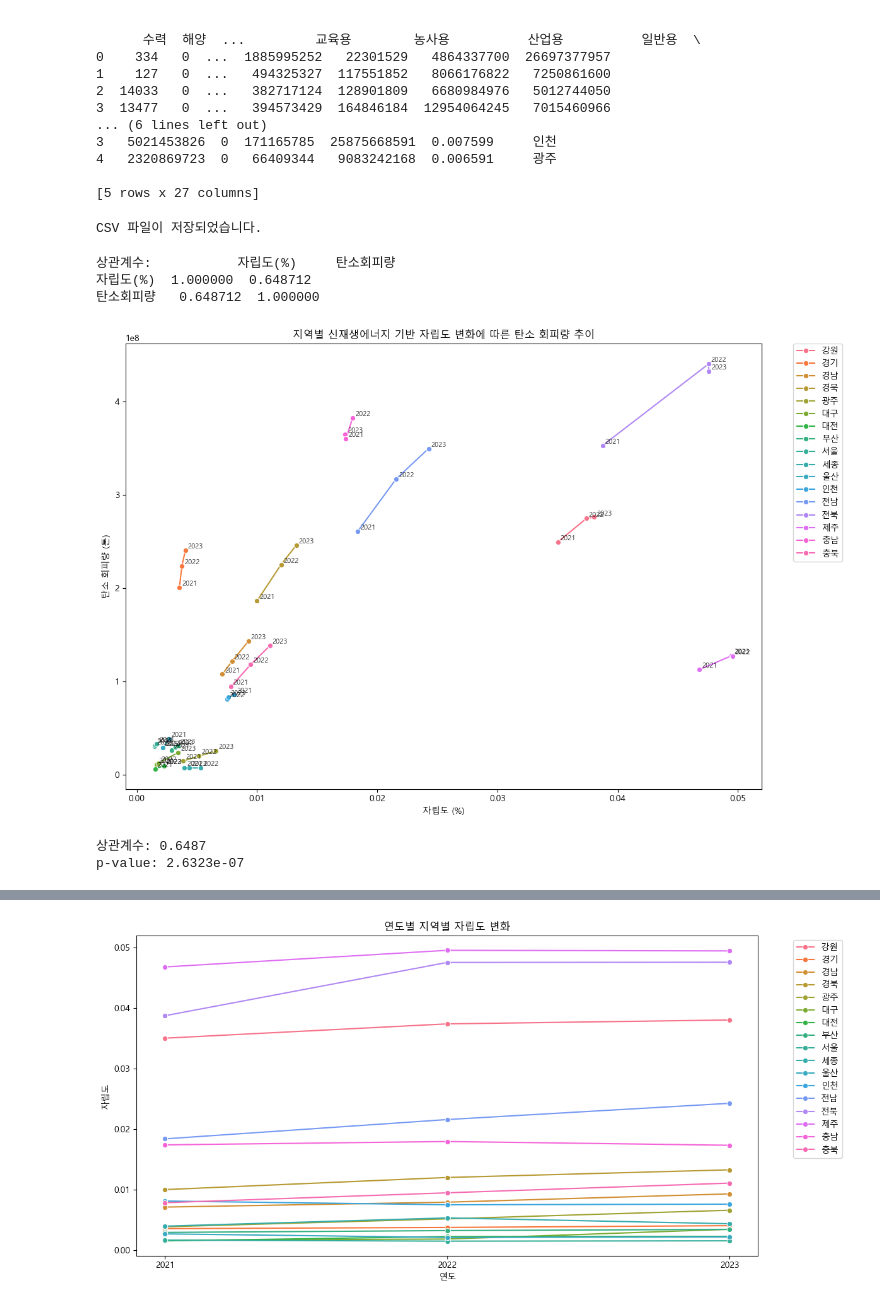
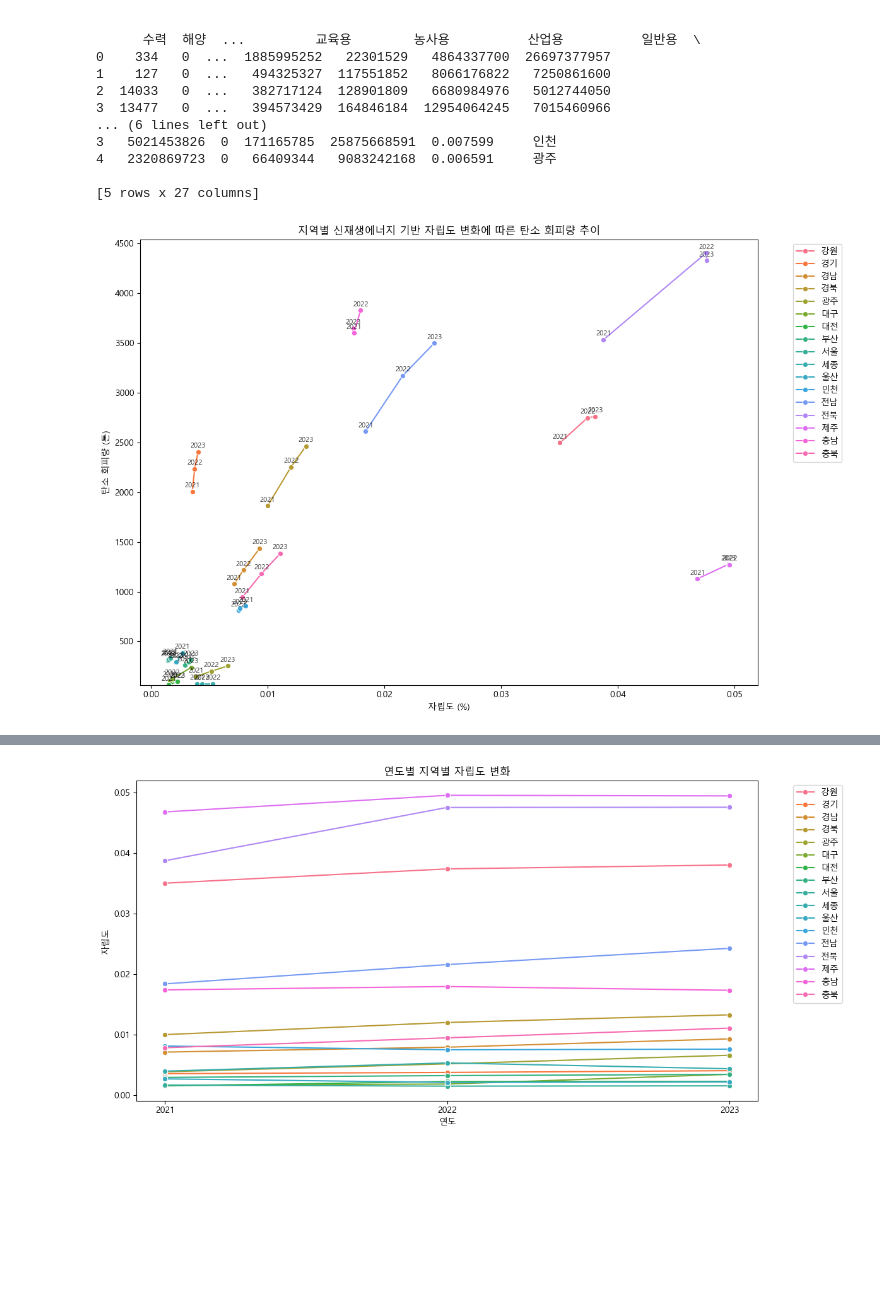
Before and after one commit to TansoZero-Org/TansoZero-Data, a Jupyter notebook: Preprocessing_EDA/자립도분석_EDA.ipynb, the cells around one changed output, grey strips where cells are left out. Drawn from its saved outputs; the diff is of its cells as text; code cells hidden in the pictures; blank space fills up the shorter version.

```diff
--- a/Preprocessing_EDA/자립도분석_EDA.ipynb
+++ b/Preprocessing_EDA/자립도분석_EDA.ipynb
@@ -90,58 +111,54 @@ print(merged_df.head())
 
 [5 rows x 27 columns]
 # %%
-# 석탄 발전 기준 평균 탄소 배출 계수
-carbon_emission_factor = 0.424  # kgCO2/kWh
+# # 석탄 발전 기준 평균 탄소 배출 계수
+# carbon_emission_factor = 0.424 / 1000 # 단위: MtCO2/kWh
 
-# 탄소 회피량(톤) 계산
-merged_df['탄소회피량'] = merged_df['자립도(%)'] * merged_df['총합'] * 1000 * carbon_emission_factor / 1000
+# # 탄소 회피량(톤) = 신재생 발전량 ×배출계수
+# merged_df['탄소회피량'] = merged_df['신재생에너지 합계'] * carbon_emission_factor
 
-# CSV 파일로 저장 (예: 'merged_with_carbon.csv')
-merged_df.to_csv('자립도 분석 결합 파일일.csv', index=False)
+# # CSV 파일로 저장 (예: 'merged_with_carbon.csv')
+# merged_df.to_csv('../new data/신재생에너지 및 자립도.csv', index=False)
 
-print("CSV 파일이 저장되었습니다.")
+# print("CSV 파일이 저장되었습니다.")
+
+# print(merged_df)
-# %% [output]
-CSV 파일이 저장되었습니다.
 # %%
 import matplotlib.pyplot as plt
 import seaborn as sns
 
+# 전처리
 merged_df['연도'] = merged_df['연도'].astype(str)
+carbon_emission_factor = 0.424 / 1000
+merged_df['탄소회피량'] = merged_df['신재생에너지 합계'] * carbon_emission_factor
 
-# 상관계수 확인
-print("상관계수:", merged_df[['자립도(%)', '탄소회피량']].corr())
-
-# 연도 오름차순 정렬
+# 연도 정렬
 merged_df = merged_df.sort_values(by=['광역지자체', '연도'])
 
+# y축 최대값 계산
+y_max = merged_df['탄소회피량'].max() * 1.03
+
+# 그래프
 plt.figure(figsize=(12, 8))
+
+# 선 (lineplot)
 sns.lineplot(data=merged_df, x='자립도(%)', y='탄소회피량', hue='광역지자체', marker='o')
 
-# 각 점에 연도 라벨 표시
-for i, row in merged_df.iterrows():
-    plt.text(row['자립도(%)'] + 0.0002, row['탄소회피량'] + 2e6,
+# 각 점에 연도 텍스트 표시
+for _, row in merged_df.iterrows():
+    plt.text(row['자립도(%)'], row['탄소회피량'] + (y_max * 0.005),  # 점 바로 위
              str(row['연도']),
-             fontsize=8,
-             alpha=0.8)
+             fontsize=8, ha='center', va='bottom', alpha=0.8)
 
+# y축 제한
+plt.ylim(merged_df['탄소회피량'].min() * 0.97, y_max)
+
+# 라벨링
 plt.title('지역별 신재생에너지 기반 자립도 변화에 따른 탄소 회피량 추이')
 plt.xlabel('자립도 (%)')
 plt.ylabel('탄소 회피량 (톤)')
-plt.legend(bbox_to_anchor=(1.05, 1), loc='upper left', borderaxespad=0.)
+plt.legend(bbox_to_anchor=(1.05, 1), loc='upper left')
 plt.tight_layout()
 plt.show()
-
-from scipy.stats import pearsonr
-
-# 상관계수와 p-value 계산
-corr, p_value = pearsonr(merged_df['자립도(%)'], merged_df['탄소회피량'])
-
-print(f"상관계수: {corr:.4f}")
-print(f"p-value: {p_value:.4e}")
 # %% [output]
-상관계수:           자립도(%)     탄소회피량
-자립도(%)  1.000000  0.648712
-탄소회피량   0.648712  1.000000
-[figure, old version]
+[figure, new version]
-상관계수: 0.6487
-p-value: 2.6323e-07
```
Also changed, not shown: parts of 9 cells of this notebook, 2 other files.
